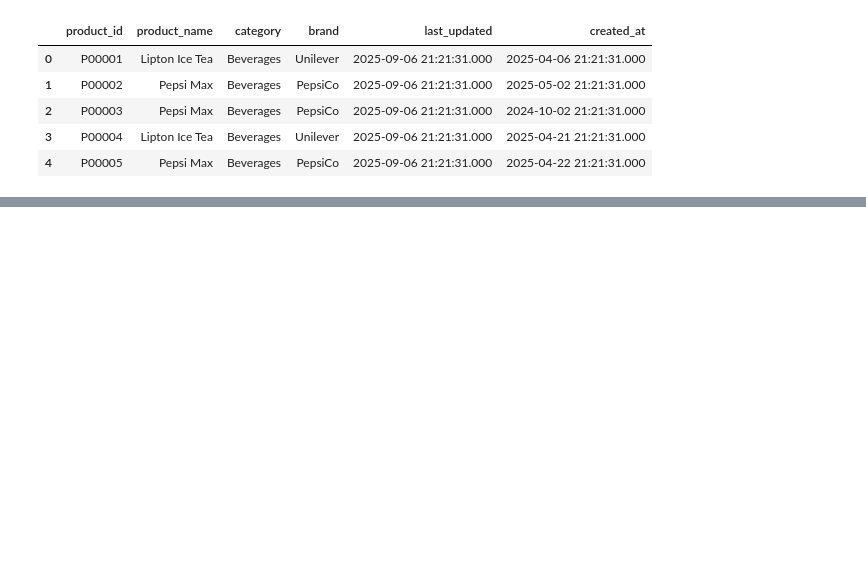
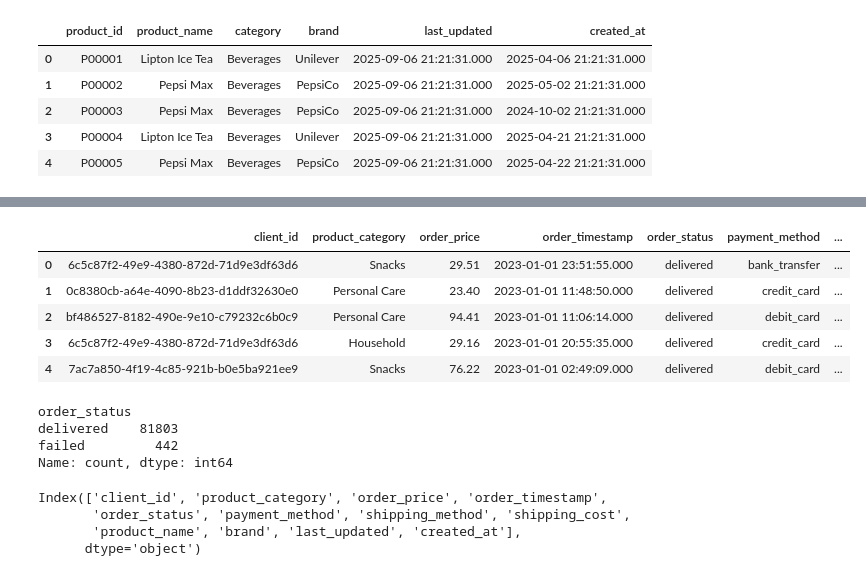
Before and after one commit to Tatuu56/Proyecto-gobierno-de-datos, a Jupyter notebook: main.ipynb, the cells around one changed output, grey strips where cells are left out. Cells and saved outputs as stored; diff of their text form; code cells hidden in the pictures; blank space fills up the shorter version.

```diff
--- a/main.ipynb
+++ b/main.ipynb
@@ -44,0 +111,3 @@ df_merged.head()
+# %%
+df_orders_products = df_orders.merge(df_products, on='product_id', how='left', suffixes=('_order','_product'))
+df_orders_products.head()
@@ -44,0 +121,24 @@ df_merged.head()
+# %%
+df_orders_products = df_orders_products.drop(['order_id', 'product_id', 'category'], axis=1)
+df_orders_products.head()
+# %% [output]
+|  | client_id | product_category | order_price | order_timestamp | order_status | payment_method | ... |
+| 0 | 6c5c87f2-49e9-4380-872d-71d9e3df63d6 | Snacks | 29.51 | 2023-01-01 23:51:55.000 | delivered | bank_transfer | ... |
+| 1 | 0c8380cb-a64e-4090-8b23-d1ddf32630e0 | Personal Care | 23.40 | 2023-01-01 11:48:50.000 | delivered | credit_card | ... |
+| 2 | bf486527-8182-490e-9e10-c79232c6b0c9 | Personal Care | 94.41 | 2023-01-01 11:06:14.000 | delivered | debit_card | ... |
+| 3 | 6c5c87f2-49e9-4380-872d-71d9e3df63d6 | Household | 29.16 | 2023-01-01 20:55:35.000 | delivered | credit_card | ... |
+| 4 | 7ac7a850-4f19-4c85-921b-b0e5ba921ee9 | Snacks | 76.22 | 2023-01-01 02:49:09.000 | delivered | debit_card | ... |
+# %%
+df_orders_products['order_status'].value_counts()
+# %% [output]
+order_status
+delivered    81803
+failed         442
+Name: count, dtype: int64
+# %%
+df_orders_products.columns
+# %% [output]
+Index(['client_id', 'product_category', 'order_price', 'order_timestamp',
+       'order_status', 'payment_method', 'shipping_method', 'shipping_cost',
+       'product_name', 'brand', 'last_updated', 'created_at'],
+      dtype='object')
```
Also changed, not shown: parts of 8 cells of this notebook.
